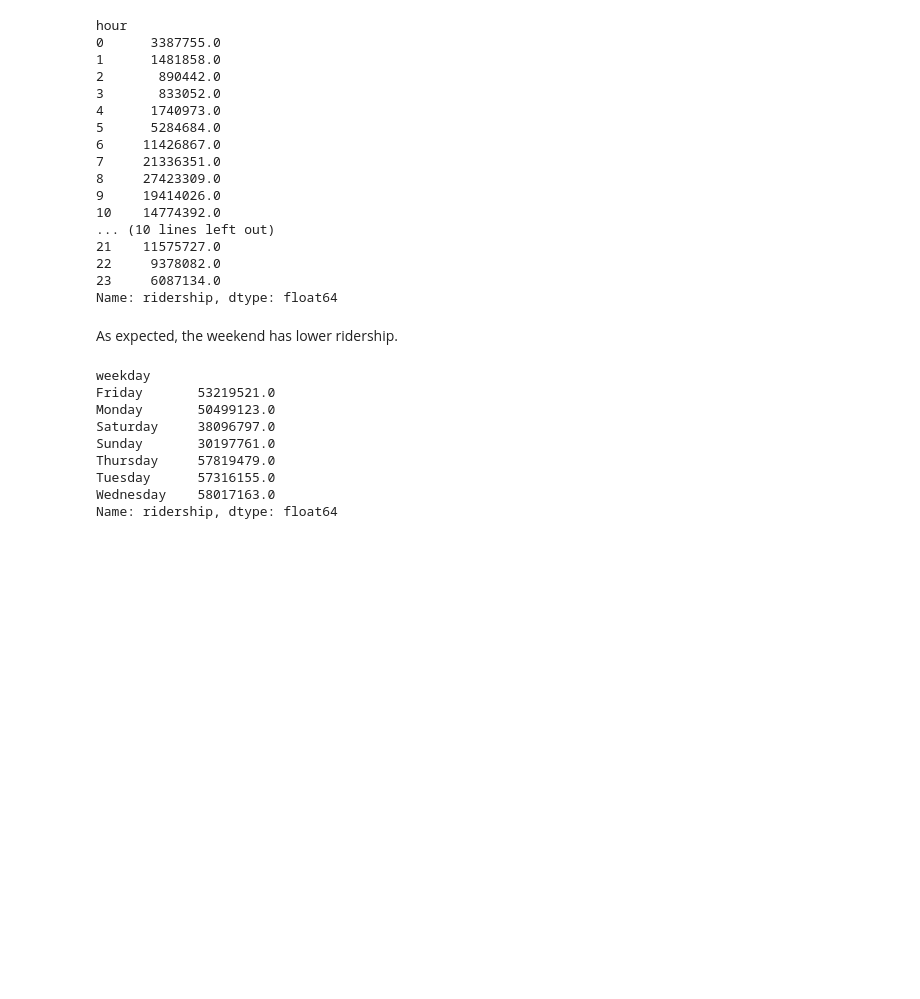
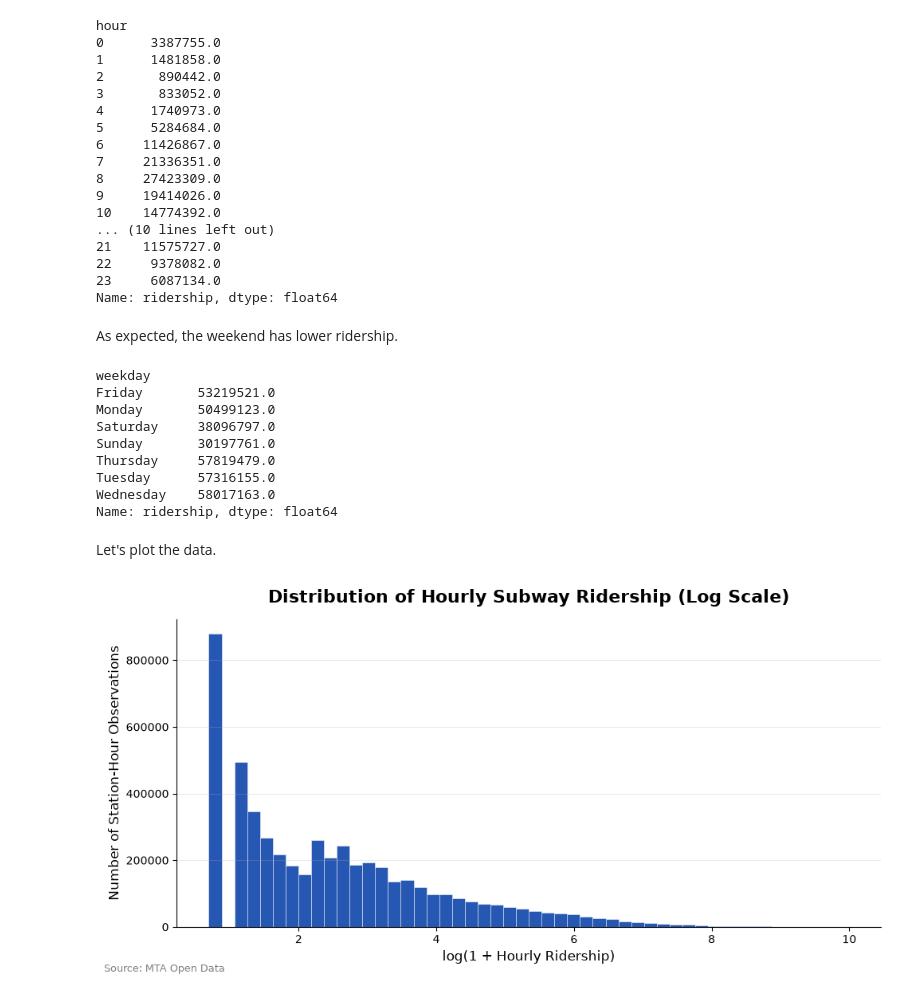
Before and after one commit to mariiaonokhina/mta-service-reliability, a Jupyter notebook: notebooks/03_hourly_ridership_analysis.ipynb, the cells around one changed output. Drawn from its saved outputs; the diff is of its cells as text; code cells hidden in the pictures; blank space fills up the shorter version.

Commit message:
Added some plots for hourly ridership analysis

```diff
--- a/notebooks/03_hourly_ridership_analysis.ipynb
+++ b/notebooks/03_hourly_ridership_analysis.ipynb
@@ -379,3 +397,43 @@ Thursday     57819479.0
 Tuesday      57316155.0
 Wednesday    58017163.0
 Name: ridership, dtype: float64
+# %% [markdown]
+Let's plot the data.
+# %%
+fig, ax = plt.subplots(figsize=(10, 5))
+
+ax.hist(
+    np.log1p(hourly["ridership"]),
+    bins=50,
+    color="#0039A6",
+    edgecolor="white",
+    linewidth=0.4,
+    alpha=0.85
+)
+
+ax.set_title(
+    "Distribution of Hourly Subway Ridership (Log Scale)",
+    fontsize=16,
+    fontweight="bold",
+    pad=15
+)
+
+ax.set_xlabel("log(1 + Hourly Ridership)", fontsize=12)
+ax.set_ylabel("Number of Station-Hour Observations", fontsize=12)
+
+ax.grid(axis="y", alpha=0.25)
+ax.spines["top"].set_visible(False)
+ax.spines["right"].set_visible(False)
+
+plt.figtext(
+    0.01,
+    0.01,
+    "Source: MTA Open Data",
+    fontsize=9,
+    color="gray"
+)
+
+plt.tight_layout()
+plt.show()
+# %% [output]
+[figure, added]
```
Also changed, not shown: parts of 32 cells of this notebook.
